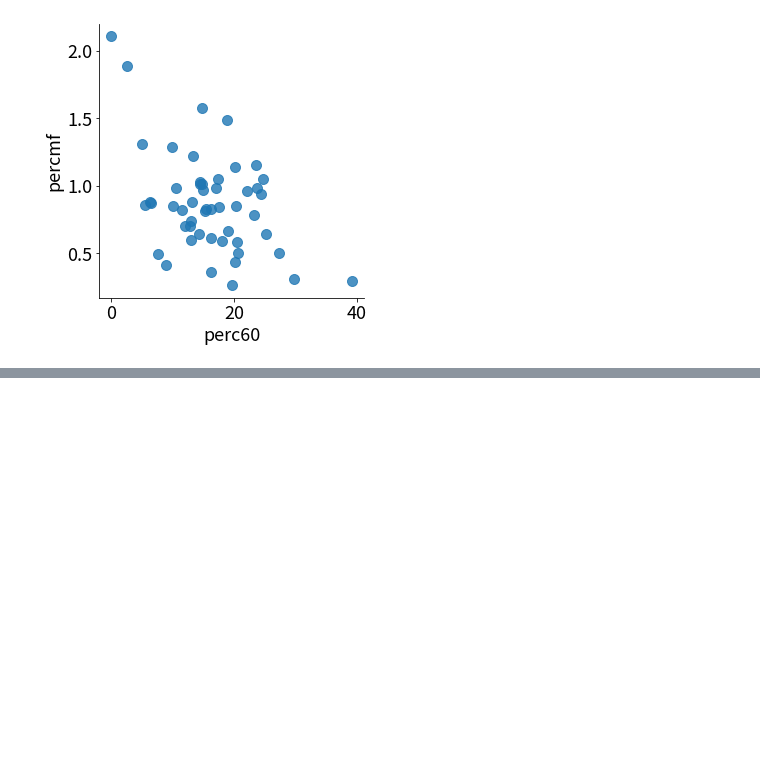
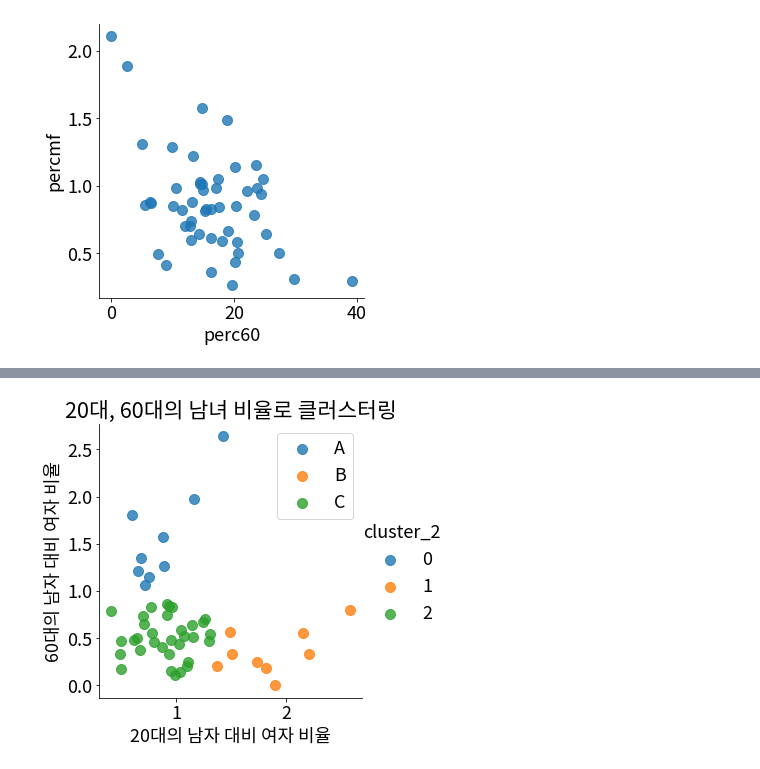
Before and after one commit to CoodingPenguin/data-contest-collection, a Jupyter notebook: sports-data-application-contest-2020/체력인증센터이용자현황.ipynb, the cells around one changed output, grey strips where cells are left out. Saved outputs shown, nothing was run; the diff lists cells and outputs as text; code cells hidden in the pictures; blank space fills up the shorter version.

Commit message:
클러스터링 끝

```diff
--- a/sports-data-application-contest-2020/체력인증센터이용자현황.ipynb
+++ b/sports-data-application-contest-2020/체력인증센터이용자현황.ipynb
@@ -1270,0 +1289,3 @@ plt.show()
+# %%
+points_2 = df_2019[['percmf20', 'percmf60']].values
+points_2
@@ -1270,0 +1310,4 @@ plt.show()
+# %%
+kmeans_2 = KMeans(n_clusters=3).fit(points_2)
+df_2019['cluster_2'] = kmeans_2.labels_
+df_2019.head()
@@ -1270,0 +1321,9 @@ plt.show()
+# %%
+sns.lmplot('percmf20', 'percmf60', data=df_2019, fit_reg=False, scatter_kws={'s':100}, hue='cluster_2')
+plt.ylabel('60대의 남자 대비 여자 비율')
+plt.xlabel('20대의 남자 대비 여자 비율')
+plt.title('20대, 60대의 남녀 비율로 클러스터링')
+plt.legend(['A', 'B', 'C'])
+plt.show()
+# %% [output]
+[figure, added]
```
Also changed, not shown: parts of 8 cells of this notebook.
